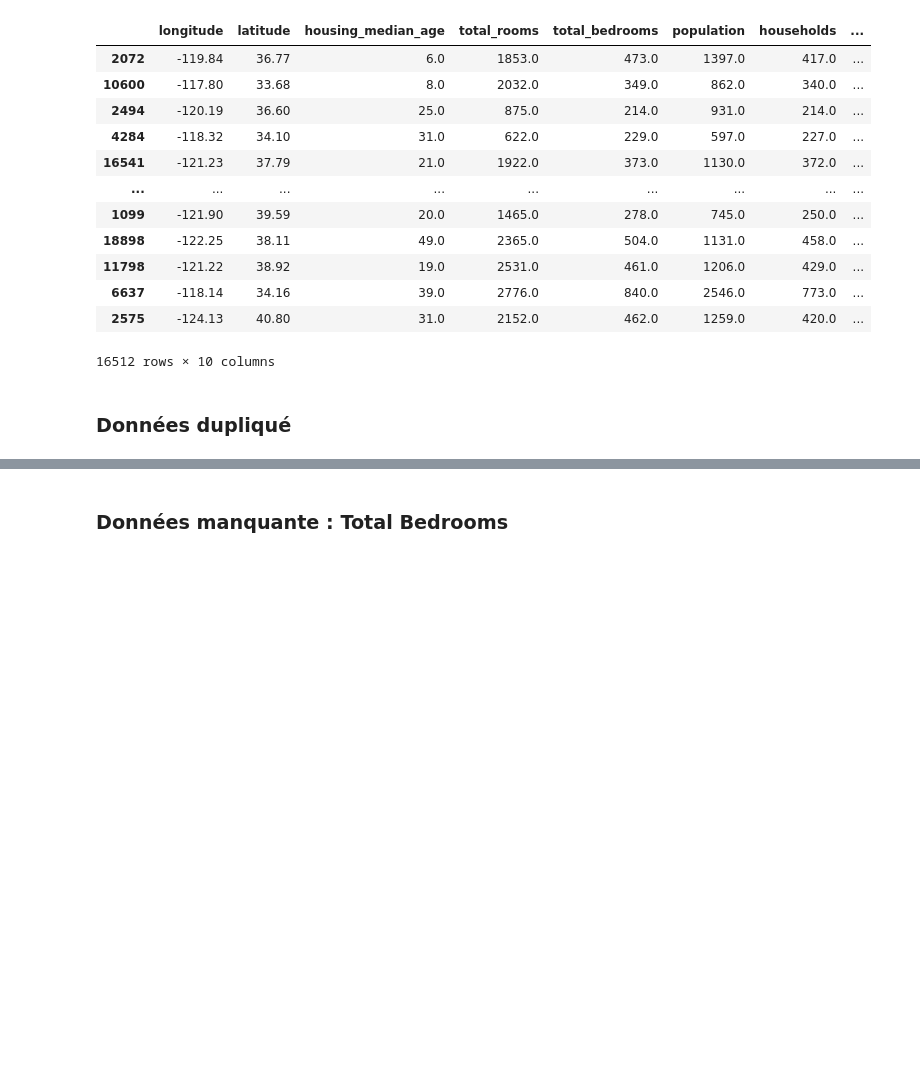
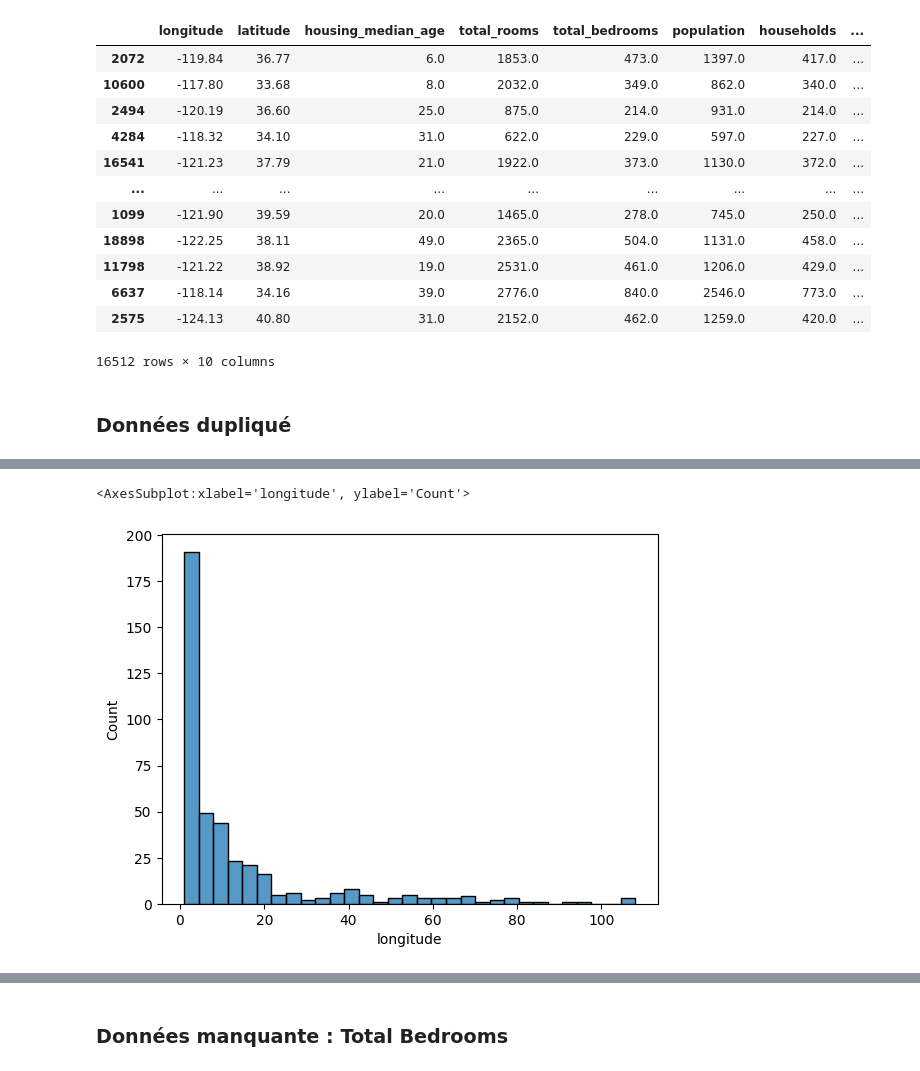
Before and after one commit to AliciaKairouani/Projet_immo, a Jupyter notebook: EDA.ipynb, the cells around one changed output, grey strips where cells are left out. Drawn from its saved outputs; the diff is of its cells as text; code cells hidden in the pictures; blank space fills up the shorter version.

```diff
--- a/EDA.ipynb
+++ b/EDA.ipynb
@@ -117,3 +136,5 @@ immo_df[immo_df.duplicated(subset=['longitude','latitude'])]
 # %%
-duplicate = immo_df.loc[(immo_df.duplicated(['longitude']) & (immo_df.duplicated(['latitude'])
+duplicates = duplicate.groupby(['longitude'])['latitude'].count()
+duplicates.to_frame()
+duplicates.reset_index()
 # %% [output]
@@ -120,0 +154,5 @@ SyntaxError: unexpected EOF while parsing (3913948568.py, line 1)
+# %%
+sns.histplot(duplicates)
+# %% [output]
+<AxesSubplot:xlabel='longitude', ylabel='Count'>
+[figure, added]
```
Also changed, not shown: parts of 28 cells of this notebook.
